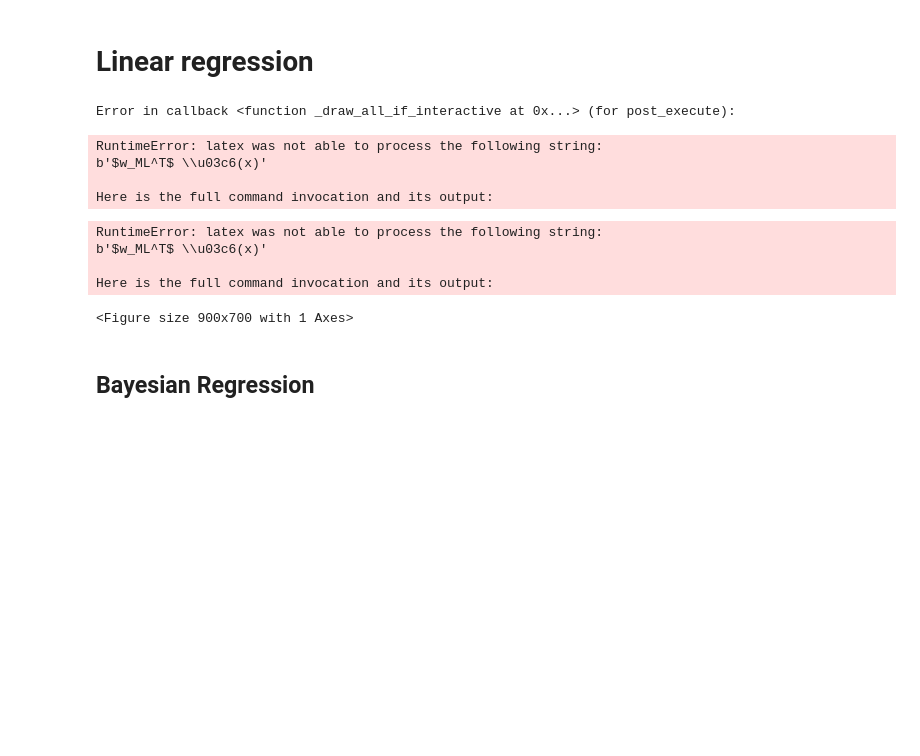
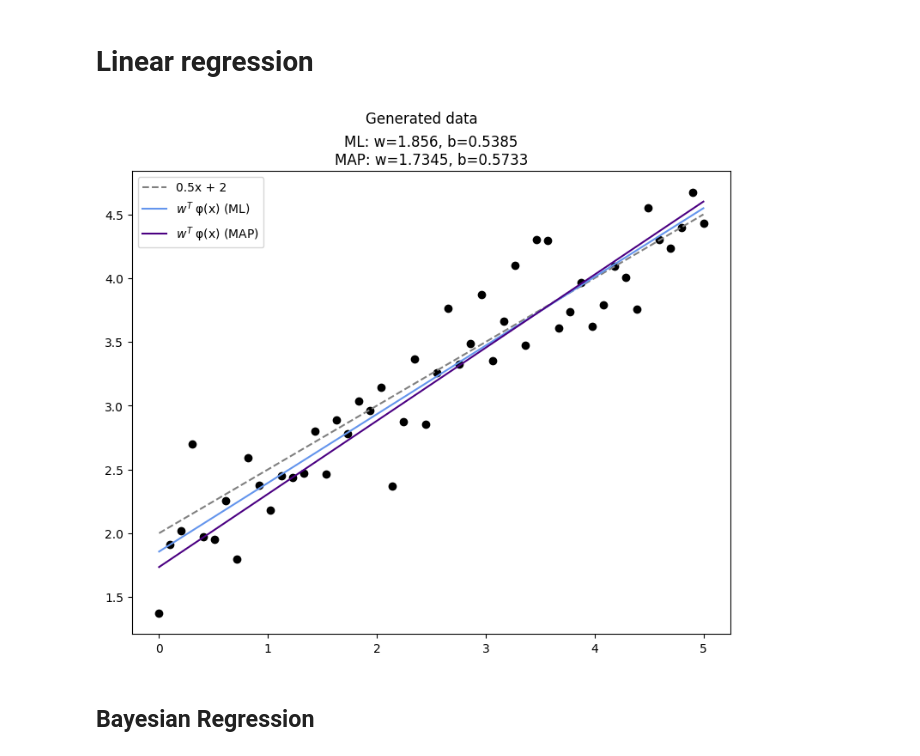
Before and after one commit to szmidapatrik/machine-learning, a Jupyter notebook: linreg.ipynb, the cells around one changed output. Cells and saved outputs as stored; diff of their text form; code cells hidden in the pictures; blank space fills up the shorter version.

Commit message:
latex format reverse

```diff
--- a/linreg.ipynb
+++ b/linreg.ipynb
@@ -117,38 +117,29 @@ class LinearRegression:
 
     # Plot predict results
     def plot_prediction(self, axis, pred, method, color):
-        plt.plot(axis, pred, label=f'$w_{method}^T$ φ(x)', c=color)
+        plt.plot(axis, pred, label= '$w^T$ φ(x) ({})'.format(method), c=color)
         plt.legend()
 # %%
 linreg = LinearRegression(0.5, 2, 0, 0.3, 1, 1)
 data = linreg.sample(0,5,50)
 
 linreg.fit_ML(data[:,0], data[:,1])
 y_ML = linreg.predict_ML(data[:,0])
 
 linreg.fit_MAP(data[:,0], data[:,1])
 y_MAP = linreg.predict_MAP(data[:,0])
 
 blr_Σ, blr_μ = linreg.bayesian_predict(data[:,0], data[:,1])
 
 fig = plt.figure(figsize=(9,7))
 fig.suptitle('Generated data')
-plt.title('ML: w={}, b={}\n MAP: w={}, b={}'.format(linreg.w_ML[0], linreg.w_ML[1], linreg.w_MAP[0], linreg.w_MAP[1]))
+plt.title('ML: w={}, b={}\nMAP: w={}, b={}'.format(round(linreg.w_ML[0], 4), round(linreg.w_ML[1], 4), round(linreg.w_MAP[0], 4), round(linreg.w_MAP[1], 4)))
 linreg.scatter(data)
 linreg.plot_function(data[:,0])
 linreg.plot_prediction(data[:,0], y_ML, 'ML', 'cornflowerblue')
 linreg.plot_prediction(data[:,0], y_MAP, 'MAP', 'indigo')
 # %% [output]
-Error in callback <function _draw_all_if_interactive at 0x...> (for post_execute):
-RuntimeError: latex was not able to process the following string:
-b'$w_ML^T$ \\u03c6(x)'
-
-Here is the full command invocation and its output:
-RuntimeError: latex was not able to process the following string:
-b'$w_ML^T$ \\u03c6(x)'
-
-Here is the full command invocation and its output:
-<Figure size 900x700 with 1 Axes>
+[figure, added]
 # %% [markdown]
 ## Bayesian Regression
 # %%
```
